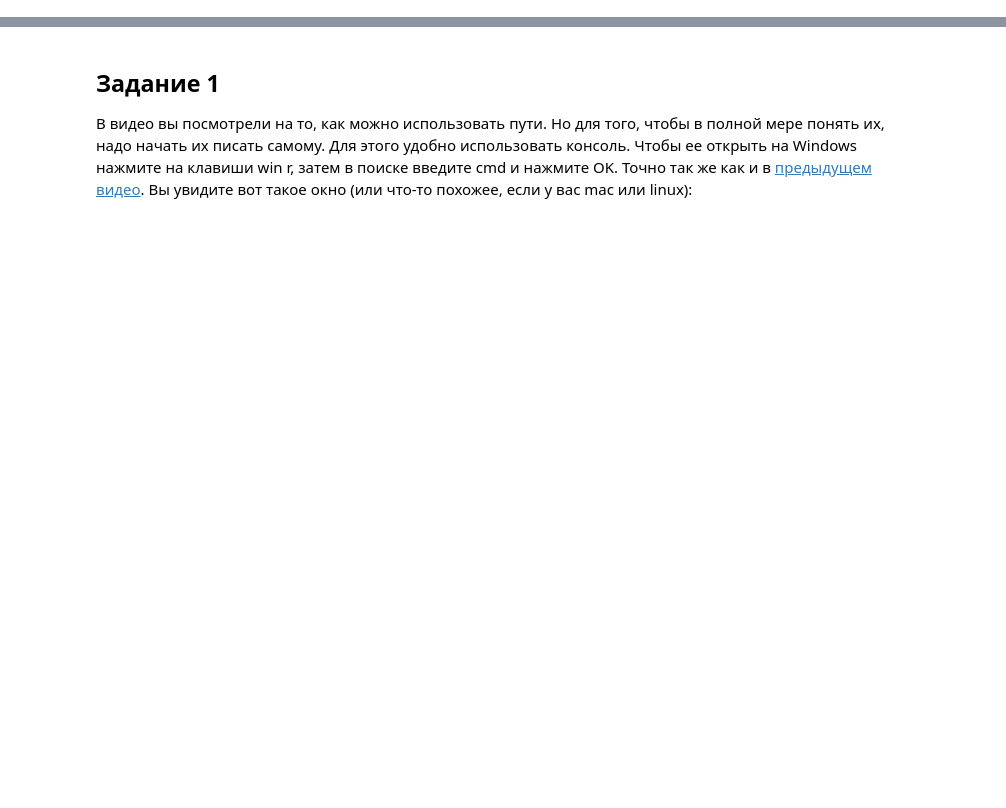
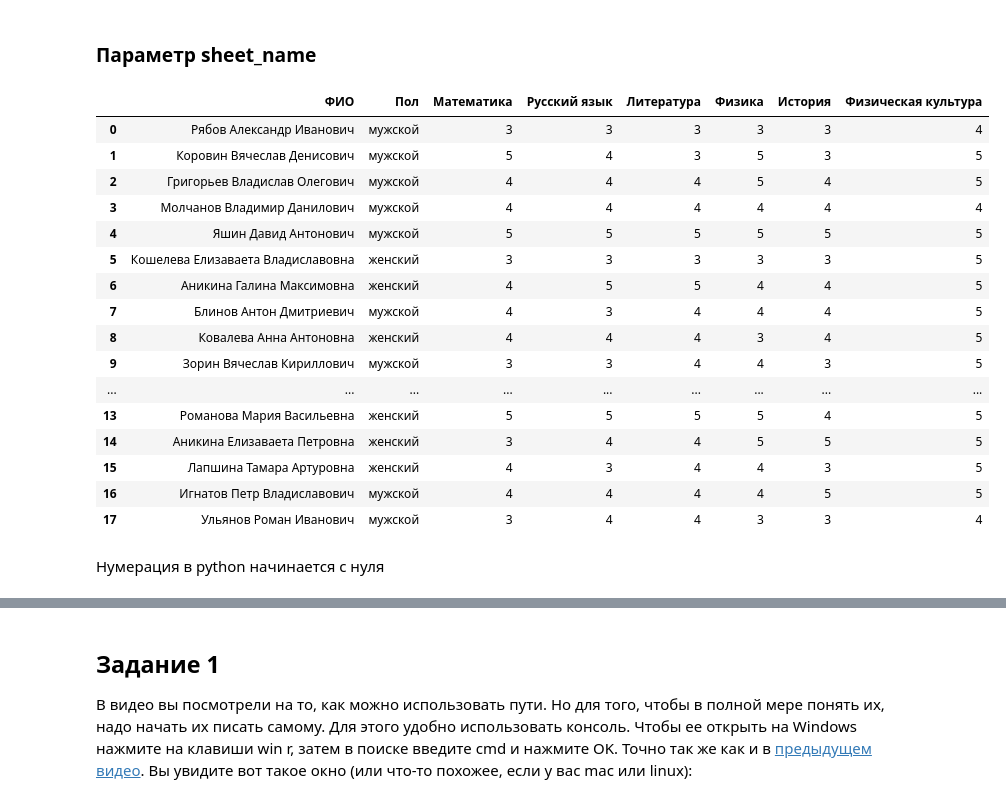
Before and after one commit to victorlymarev/pandas, a Jupyter notebook: notebooks/01-pandas-read-data.ipynb, the cells around one changed output, grey strips where cells are left out. Cells and saved outputs as stored; diff of their text form; code cells hidden in the pictures; blank space fills up the shorter version.

```diff
--- a/notebooks/pandas-read-data-01.ipynb
+++ b/notebooks/01-pandas-read-data.ipynb
@@ -8,0 +140,24 @@
+# %% [markdown]
+### Параметр sheet_name
+# %%
+pd.read_excel('../tables/оценки.xlsx', sheet_name='6Б')
+# %% [output]
+|  | ФИО | Пол | Математика | Русский язык | Литература | Физика | История | Физическая культура |
+| 0 | Рябов Александр Иванович | мужской | 3 | 3 | 3 | 3 | 3 | 4 |
+| 1 | Коровин Вячеслав Денисович | мужской | 5 | 4 | 3 | 5 | 3 | 5 |
+| 2 | Григорьев Владислав Олегович | мужской | 4 | 4 | 4 | 5 | 4 | 5 |
+| 3 | Молчанов Владимир Данилович | мужской | 4 | 4 | 4 | 4 | 4 | 4 |
+| 4 | Яшин Давид Антонович | мужской | 5 | 5 | 5 | 5 | 5 | 5 |
+| 5 | Кошелева Елизаваета Владиславовна | женский | 3 | 3 | 3 | 3 | 3 | 5 |
+| 6 | Аникина Галина Максимовна | женский | 4 | 5 | 5 | 4 | 4 | 5 |
+| 7 | Блинов Антон Дмитриевич | мужской | 4 | 3 | 4 | 4 | 4 | 5 |
+| 8 | Ковалева Анна Антоновна | женский | 4 | 4 | 4 | 3 | 4 | 5 |
+| 9 | Зорин Вячеслав Кириллович | мужской | 3 | 3 | 4 | 4 | 3 | 5 |
+| ... | ... | ... | ... | ... | ... | ... | ... | ... |
+| 13 | Романова Мария Васильевна | женский | 5 | 5 | 5 | 5 | 4 | 5 |
+| 14 | Аникина Елизаваета Петровна | женский | 3 | 4 | 4 | 5 | 5 | 5 |
+| 15 | Лапшина Тамара Артуровна | женский | 4 | 3 | 4 | 4 | 3 | 5 |
+| 16 | Игнатов Петр Владиславович | мужской | 4 | 4 | 4 | 4 | 5 | 5 |
+| 17 | Ульянов Роман Иванович | мужской | 3 | 4 | 4 | 3 | 3 | 4 |
+# %% [markdown]
+Нумерация в python начинается с нуля
```
Also changed, not shown: parts of 54 cells of this notebook, 23 other files.
